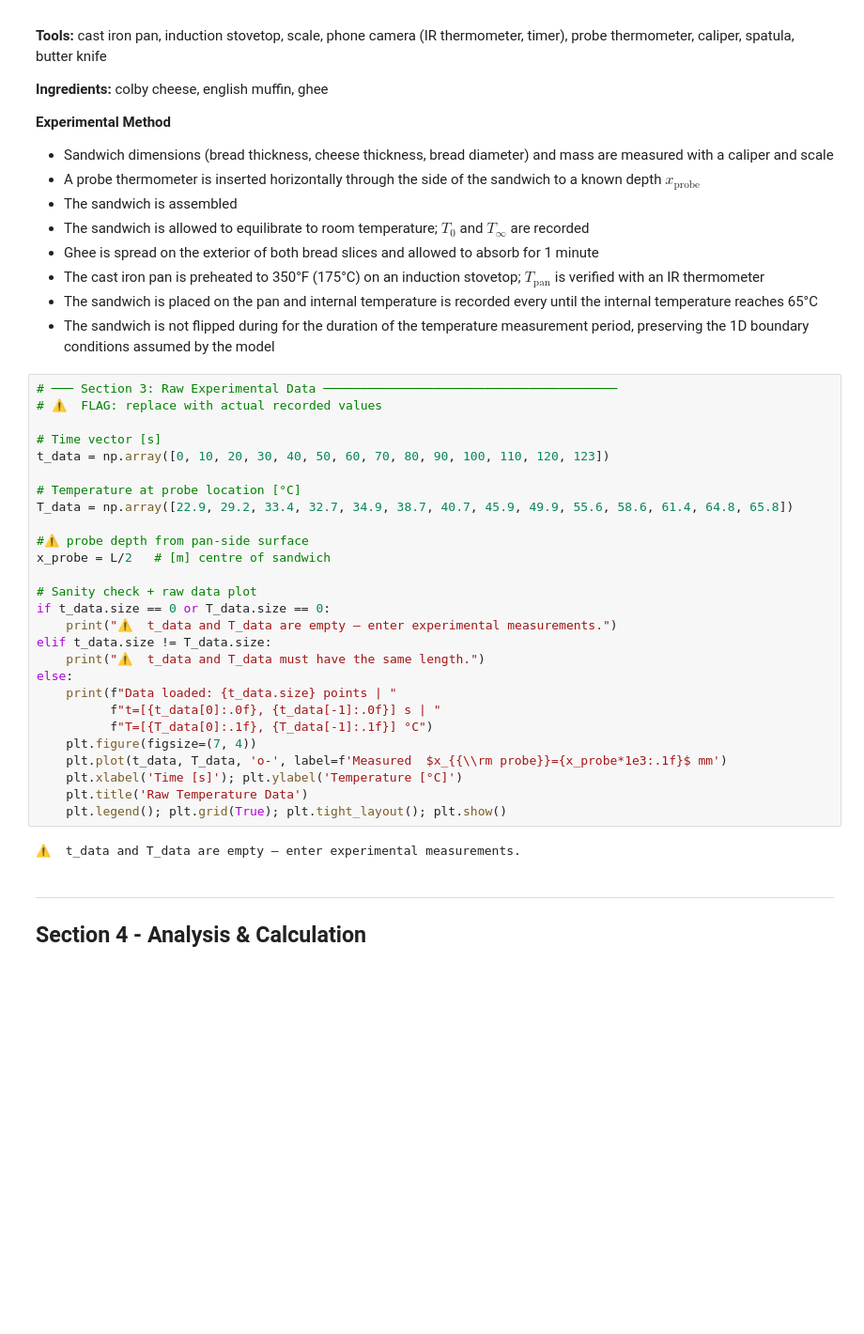
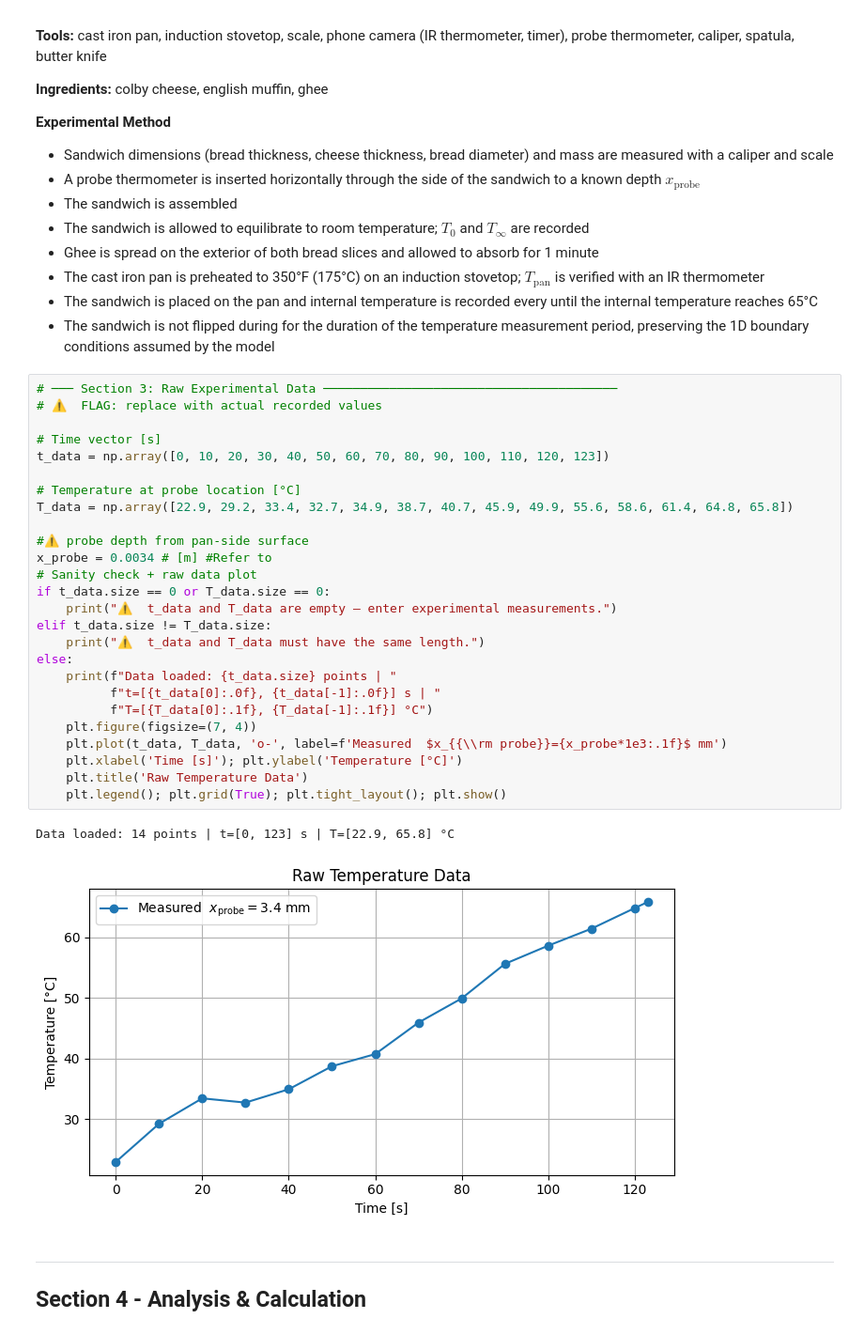
Before and after one commit to tozdty/grilled-cheese-thermal-model, a Jupyter notebook: grilled_cheese_keff.ipynb, the cells around one changed output. Shown at 94% size. Saved outputs shown, nothing was run; the diff lists cells and outputs as text; blank space fills up the shorter version.

```diff
--- a/grilled_cheese_keff.ipynb
+++ b/grilled_cheese_keff.ipynb
@@ -203,32 +219,32 @@ All required parameters defined. Proceed.
 # %%
 # ─── Section 3: Raw Experimental Data ────────────────────────────────────────
 # ⚠️  FLAG: replace with actual recorded values
 
 # Time vector [s]
 t_data = np.array([0, 10, 20, 30, 40, 50, 60, 70, 80, 90, 100, 110, 120, 123])
 
 # Temperature at probe location [°C]
 T_data = np.array([22.9, 29.2, 33.4, 32.7, 34.9, 38.7, 40.7, 45.9, 49.9, 55.6, 58.6, 61.4, 64.8, 65.8])
 
 #⚠️ probe depth from pan-side surface
-x_probe = L/2   # [m] centre of sandwich
-
+x_probe = 0.0034 # [m] #Refer to
 # Sanity check + raw data plot
 if t_data.size == 0 or T_data.size == 0:
     print("⚠️  t_data and T_data are empty — enter experimental measurements.")
 elif t_data.size != T_data.size:
     print("⚠️  t_data and T_data must have the same length.")
 else:
     print(f"Data loaded: {t_data.size} points | "
           f"t=[{t_data[0]:.0f}, {t_data[-1]:.0f}] s | "
           f"T=[{T_data[0]:.1f}, {T_data[-1]:.1f}] °C")
     plt.figure(figsize=(7, 4))
     plt.plot(t_data, T_data, 'o-', label=f'Measured  $x_{{\\rm probe}}={x_probe*1e3:.1f}$ mm')
     plt.xlabel('Time [s]'); plt.ylabel('Temperature [°C]')
     plt.title('Raw Temperature Data')
     plt.legend(); plt.grid(True); plt.tight_layout(); plt.show()
 # %% [output]
-⚠️  t_data and T_data are empty — enter experimental measurements.
+Data loaded: 14 points | t=[0, 123] s | T=[22.9, 65.8] °C
+[figure, added]
 # %% [markdown]
 ---
 ## Section 4 - Analysis & Calculation
```
Also changed, not shown: parts of 8 cells of this notebook.
